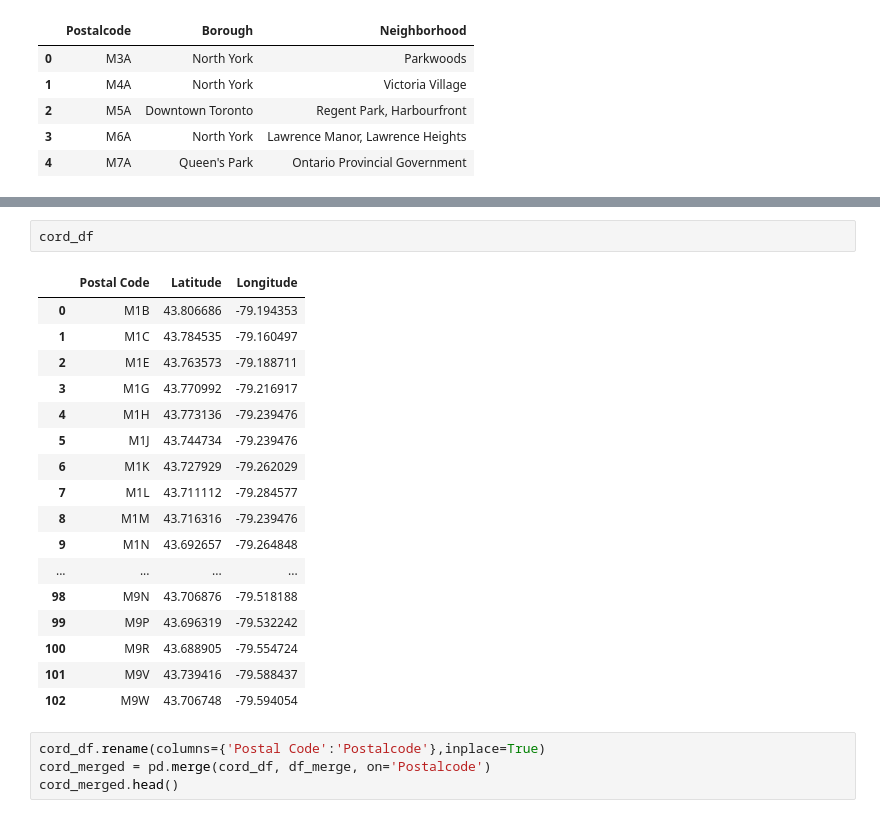
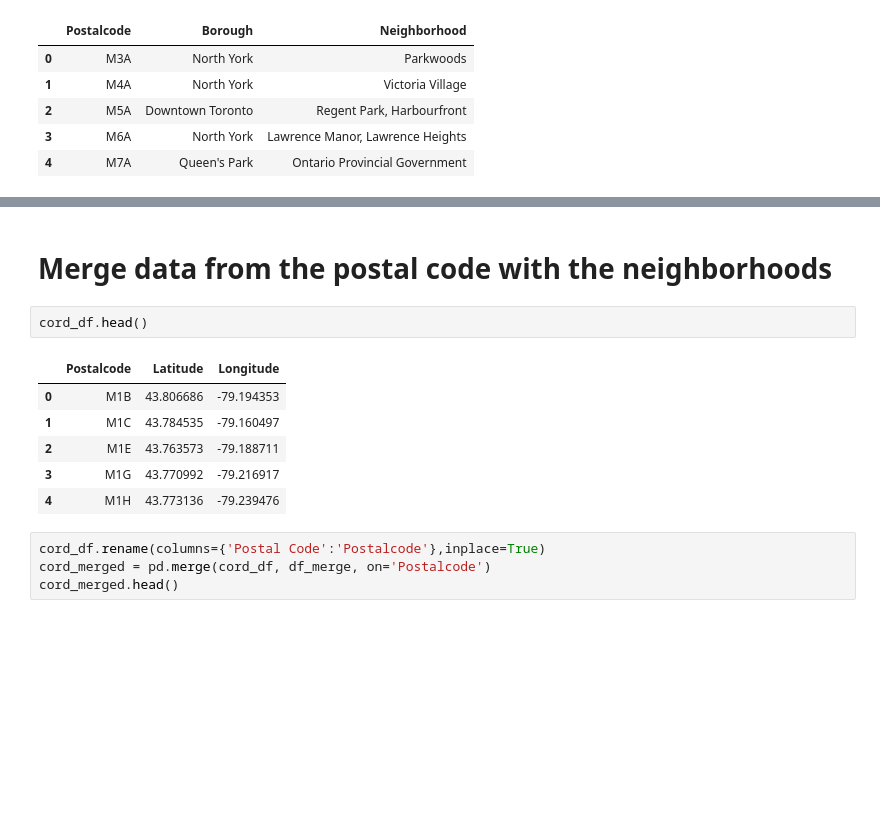
Before and after one commit to loyastyle/Coursera_Capstone, a Jupyter notebook: Segmenting and Clustering Neighborhoods in Toronto.ipynb, the cells around one changed output, grey strips where cells are left out. Drawn from its saved outputs; the diff is of its cells as text; blank space fills up the shorter version.

```diff
--- a/Segmenting and Clustering Neighborhoods in Toronto.ipynb
+++ b/Segmenting and Clustering Neighborhoods in Toronto.ipynb
@@ -174,23 +170,14 @@ df_merge
+# %% [markdown]
+# Merge data from the postal code with the neighborhoods
 # %%
-cord_df
+cord_df.head()
 # %% [output]
-|  | Postal Code | Latitude | Longitude |
+|  | Postalcode | Latitude | Longitude |
 | 0 | M1B | 43.806686 | -79.194353 |
 | 1 | M1C | 43.784535 | -79.160497 |
 | 2 | M1E | 43.763573 | -79.188711 |
 | 3 | M1G | 43.770992 | -79.216917 |
 | 4 | M1H | 43.773136 | -79.239476 |
-| 5 | M1J | 43.744734 | -79.239476 |
-| 6 | M1K | 43.727929 | -79.262029 |
-| 7 | M1L | 43.711112 | -79.284577 |
-| 8 | M1M | 43.716316 | -79.239476 |
-| 9 | M1N | 43.692657 | -79.264848 |
-| ... | ... | ... | ... |
-| 98 | M9N | 43.706876 | -79.518188 |
-| 99 | M9P | 43.696319 | -79.532242 |
-| 100 | M9R | 43.688905 | -79.554724 |
-| 101 | M9V | 43.739416 | -79.588437 |
-| 102 | M9W | 43.706748 | -79.594054 |
 # %%
 cord_df.rename(columns={'Postal Code':'Postalcode'},inplace=True)
 cord_merged = pd.merge(cord_df, df_merge, on='Postalcode')
```
Also changed, not shown: parts of 18 cells of this notebook.
